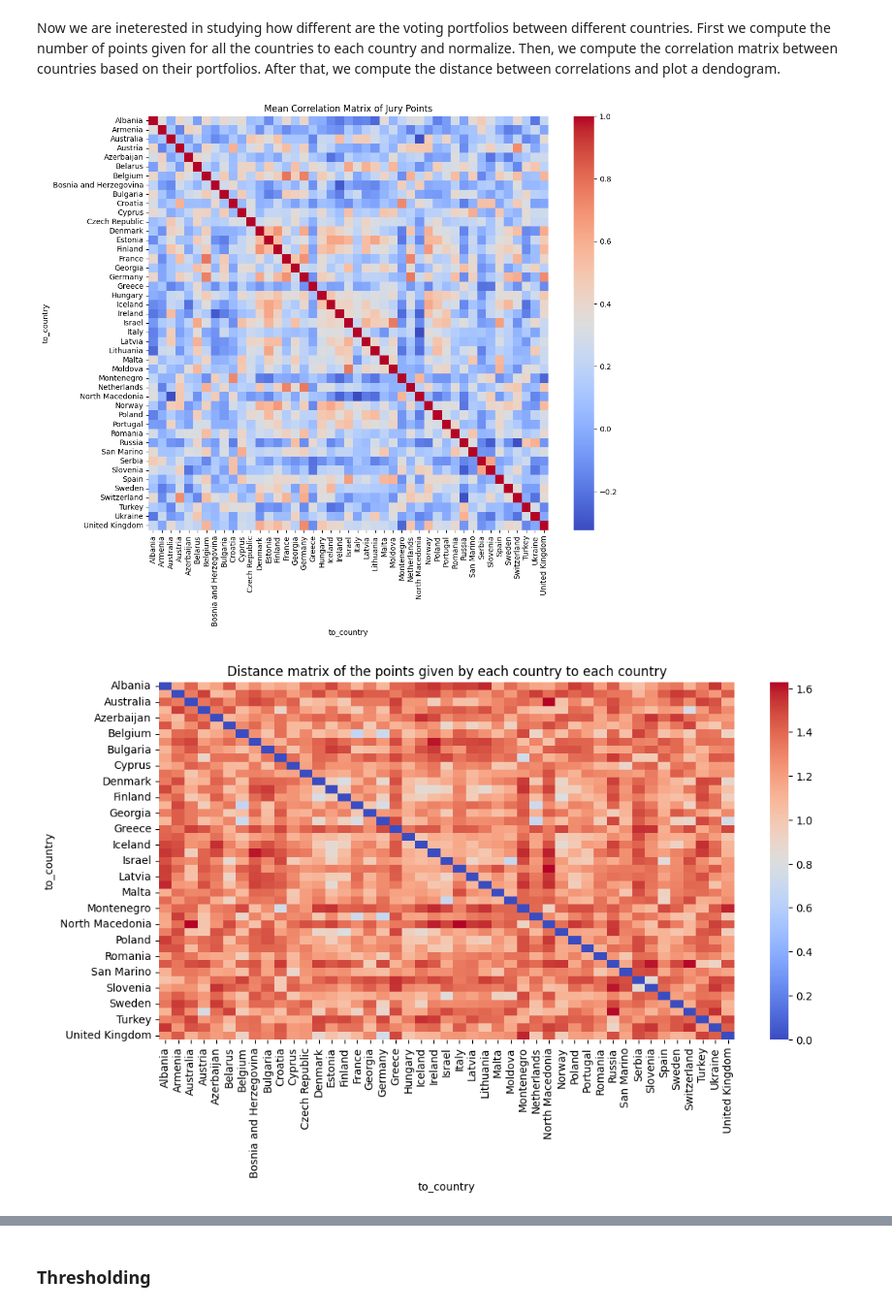
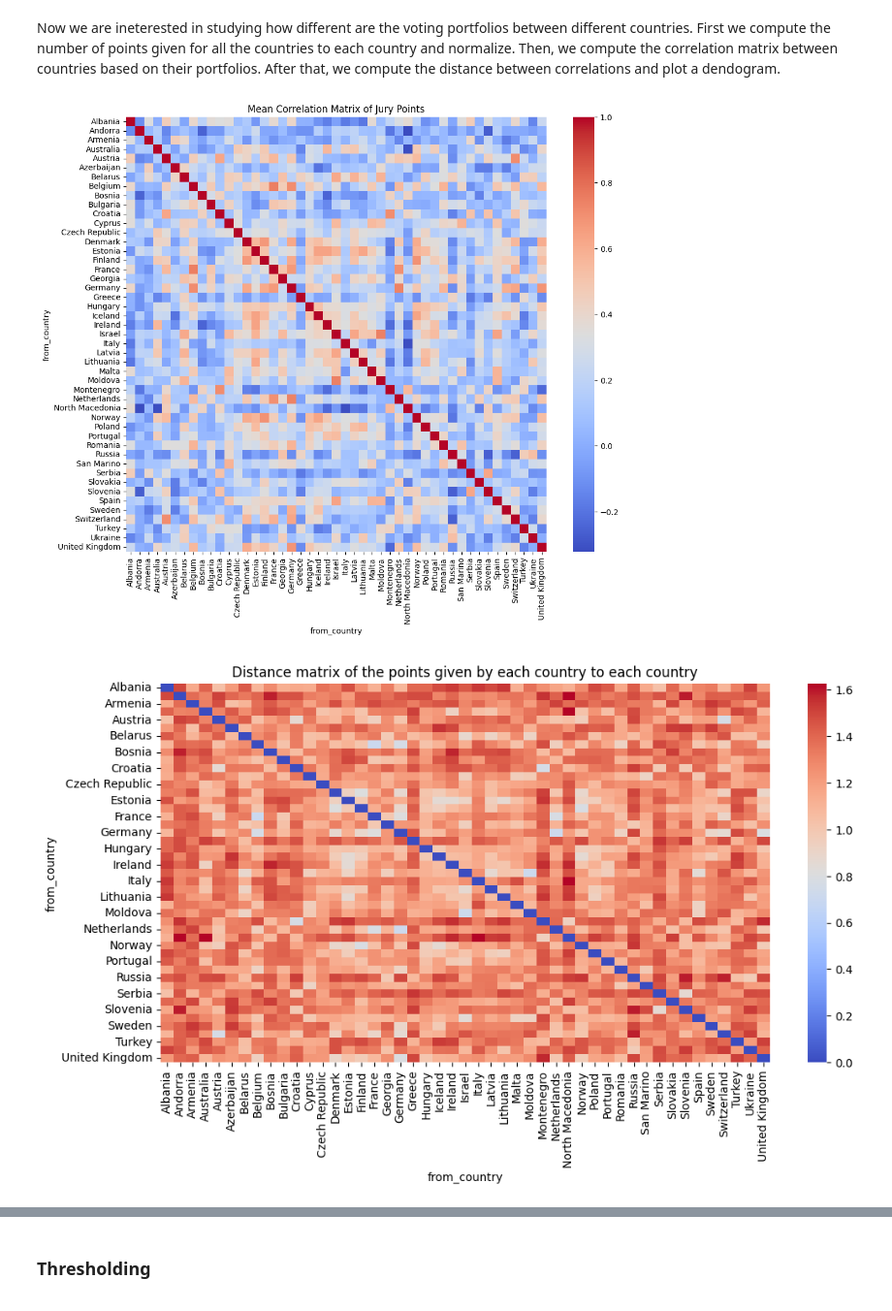
Before and after one commit to Mate1Coll/Eurovision_Contest_Analysis, a Jupyter notebook: Notebook.ipynb, the cells around one changed output, grey strips where cells are left out. Shown at 97% size. Saved outputs shown, nothing was run; the diff lists cells and outputs as text; code cells hidden in the pictures.

```diff
--- a/Notebook.ipynb
+++ b/Notebook.ipynb
@@ -79,7 +79,7 @@ country_id_to_name = {
     'at': 'Austria',
     'au': 'Australia',
     'az': 'Azerbaijan',
-    'ba': 'Bosnia and Herzegovina',
+    'ba': 'Bosnia',
     'be': 'Belgium',
     'bg': 'Bulgaria',
     'by': 'Belarus',
@@ -606,12 +602,12 @@ def correlation(df, initial_year, final_year, bootstraping=1000):
     friends = df.query(f'year >= {initial_year} and year <= {final_year}')
     participations = participation_counts_f(df, initial_year, final_year)
 
-    # Delete the countries with less than 10 participations
-    participations = participations[participations['participation_count'] >= 7]
+    # # Delete the countries with less than 10 participations
+    participations = participations[participations['participation_count'] > 1]
 
-    # Update the dataframe
+    # # Update the dataframe
     friends = friends[friends['from_country'].isin(participations['country'])]
-    # friends = friends[friends['to_country'].isin(participations['country'])]
+    friends = friends[friends['to_country'].isin(participations['country'])]
 
     # Get the number of points given by each country to each country
     friends = friends.groupby(['from_country', 'to_country'])['jury_points'].mean().unstack().fillna(0)
@@ -632,13 +628,14 @@ def correlation(df, initial_year, final_year, bootstraping=1000):
 
     return corr
 
-def boots_correlation(df, initial_year, final_year, bootstraping=1000):
+def boots_correlation(df, initial_year, final_year, bootstraping=10000):
+
     # Filter data within the specified time range
     friends = df.query(f'year >= {initial_year} and year <= {final_year}')
     participations = participation_counts_f(df, initial_year, final_year)
 
     # Remove countries with fewer than 7 participations
-    participations = participations[participations['participation_count'] >= 3]
+    participations = participations[participations['participation_count'] > 1]
     valid_countries = participations['country']
 
     # Filter valid countries
@@ -650,26 +647,24 @@ def boots_correlation(df, initial_year, final_year, bootstraping=1000):
 
     # Store bootstrapped correlation matrices
     bootstraped_corr = []
-    full_index = sampled.columns  # Full list of countries
+    full_index = sampled.index  # Full list of countries
 
     for _ in range(bootstraping):
         # Resample original data with replacement
-        resample = friends.sample(frac=1, replace=False)
-        resample_pivot = resample.groupby(['from_country', 'to_country'])['jury_points'].mean().unstack().fillna(0)
+        resample_pivot = sampled.sample(frac=1, replace=True, axis=1)
+        # resample_pivot = resample.groupby(['from_country', 'to_country'])['jury_points'].mean().unstack().fillna(0)
 
         # Calculate the correlation matrix
         resample_corr = resample_pivot.T.corr()
+        resample_corr = resample_corr.fillna(0)
 
         # Reindex to ensure consistent shape
-        resample_corr = resample_corr.reindex(index=full_index, columns=full_index, fill_value=0)
+        # resample_corr = resample_corr.reindex(index=full_index, columns=full_index, fill_value=0)
         bootstraped_corr.append(resample_corr.values)
 
     # Compute the mean correlation matrix from bootstraps
-    mean_correlation = pd.DataFrame(
-        data=sum(bootstraped_corr) / bootstraping,
-        index=full_index,
-        columns=full_index
-    )
+    mean_c = np.mean(bootstraped_corr, axis=0)
+    mean_correlation = pd.DataFrame(mean_c, index=full_index, columns=full_index)
 
     # Plot the heatmap
     plt.figure(figsize=(12, 10))
@@ -726,10 +721,11 @@ def bias_among_cluster(cluster, df, initial_year, final_year):
     participations = participation_counts_f(df, initial_year, final_year)
 
     # Delete the countries with less than 10 participations
-    participations = participations[participations['participation_count'] >= 1]
+    participations = participations[participations['participation_count'] > 1]
 
     # Update the dataframe
     df_filtered = df_filtered[df_filtered['from_country'].isin(participations['country'])]
+    df_filtered = df_filtered[df_filtered['to_country'].isin(participations['country'])]
 
     # Obtain the total points given by each country to each other
     given_points_yearly = df_filtered.groupby(['year', 'to_country'])['jury_points'].sum().unstack().fillna(0)
@@ -788,10 +784,10 @@ def bias_among_cluster(cluster, df, initial_year, final_year):
 
     return results, p_values
 # %%
-threshold = 1.352
-Z, corr = hierarchical_clustering(boots_correlation(df_final_round, initial_year=2005, final_year=2023))
+threshold = 1.461
+Z, corr = hierarchical_clustering(boots_correlation(df_final_round, initial_year=2006, final_year=2023))
 plotting_dendrogram(Z, corr, threshold)
-Z[Z[:, 2] < threshold]
+Z[Z[:, 2] > threshold]
 # %% [output]
-[figure, old version]
+[figure, new version]
-[figure, old version]
+[figure, new version]
```
Also changed, not shown: parts of 13 cells of this notebook.
